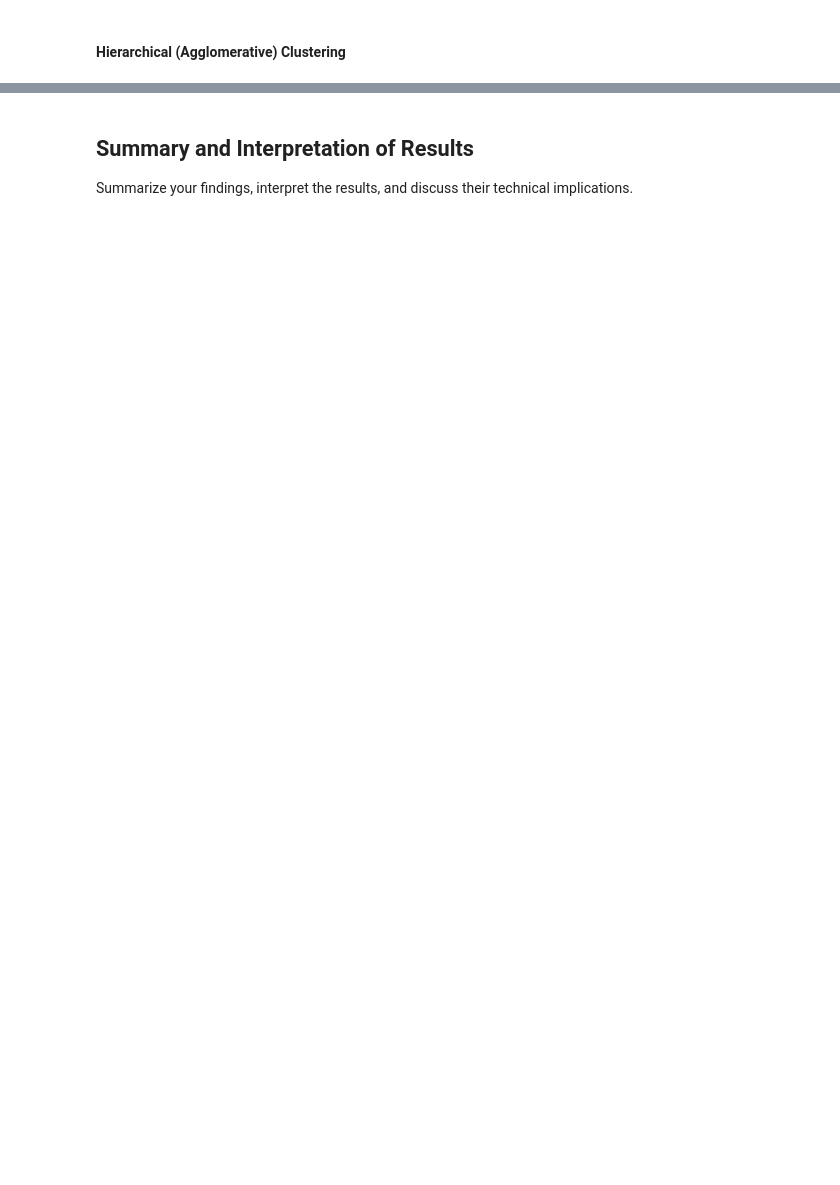
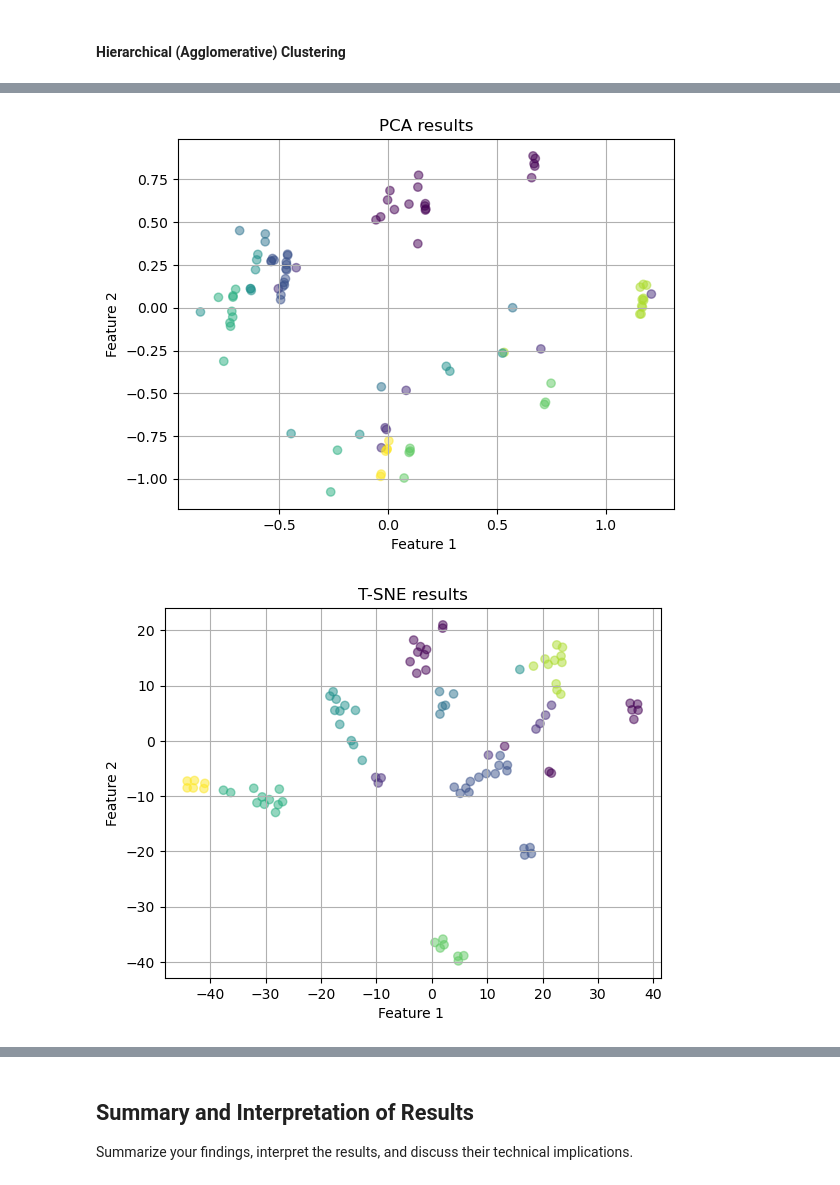
Before and after one commit to satomitheito/Spotify-Song-Analysis, a Jupyter notebook: technical-details/unsupervised-learning/main.ipynb, the cells around one changed output, grey strips where cells are left out. Cells and saved outputs as stored; diff of their text form; code cells hidden in the pictures; blank space fills up the shorter version.

```diff
--- a/technical-details/unsupervised-learning/main.ipynb
+++ b/technical-details/unsupervised-learning/main.ipynb
@@ -403,0 +528,34 @@ Source: [Data Camp](https://www.datacamp.com/tutorial/dbscan-clustering-algorith
+# %%
+scores_analysis = songs_num.drop(columns=['Song Popularity', 'Total Artists On Song', 'compound'])
+# holders to fill in with chosen scores
+best_cs =None
+best_score = -1 # lowest possible score is -1 so look for a bigger score than that
+
+# loop through different options of n_clusters
+for n_cs in range(2, 10):
+    agg_clust = AgglomerativeClustering(n_clusters=n_cs) # build model
+    cluster_labels = agg_clust.fit_predict(scores_analysis) # get label
+    n_clusters = len(set(cluster_labels)) - (1 if -1 in cluster_labels else 0)  # Exclude noise points (-1)
+    if n_clusters < 2:
+        continue
+
+    score = silhouette_score(scores_analysis, cluster_labels) # calculate score
+
+    if score > best_score: # if score improved
+        best_cs = n_cs
+        best_score = score # save current best score
+
+# create model with chosen optimal values
+agg_clust = AgglomerativeClustering(n_clusters=best_cs)
+agg_labels = agg_clust.fit_predict(scores_analysis)
+
+pca = PCA(n_components=10)
+X_pca = pca.fit_transform(scores_analysis)
+plot_2D(X_pca, agg_labels, 'PCA')
+
+tsne = TSNE(n_components=2, perplexity=5)
+X_tsne = tsne.fit_transform(scores_analysis)
+plot_2D(X_tsne, agg_labels, 'T-SNE')
+# %% [output]
+[figure, added]
+[figure, added]
```
Also changed, not shown: parts of 15 cells of this notebook, 8 other files.
